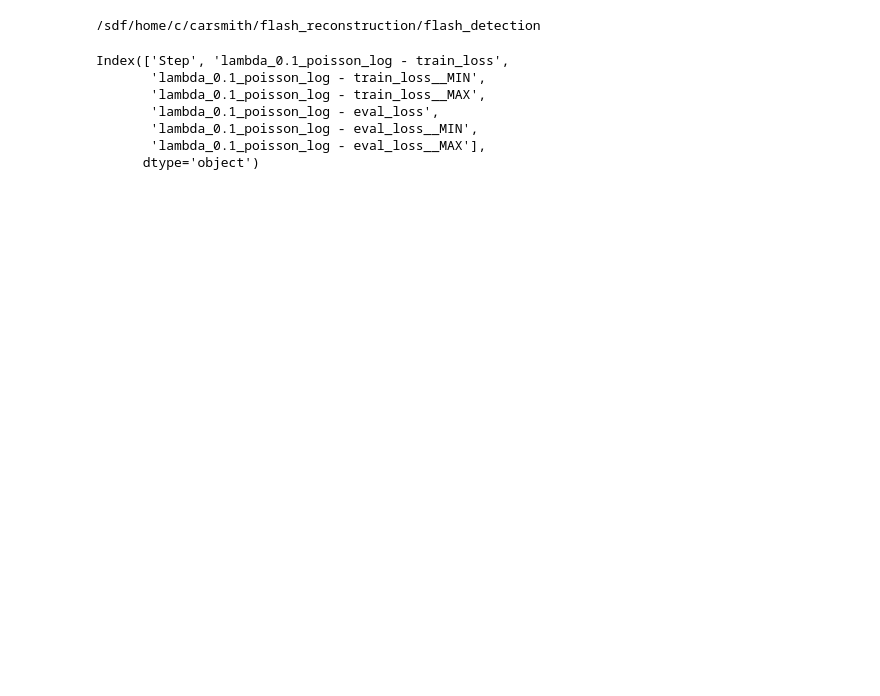
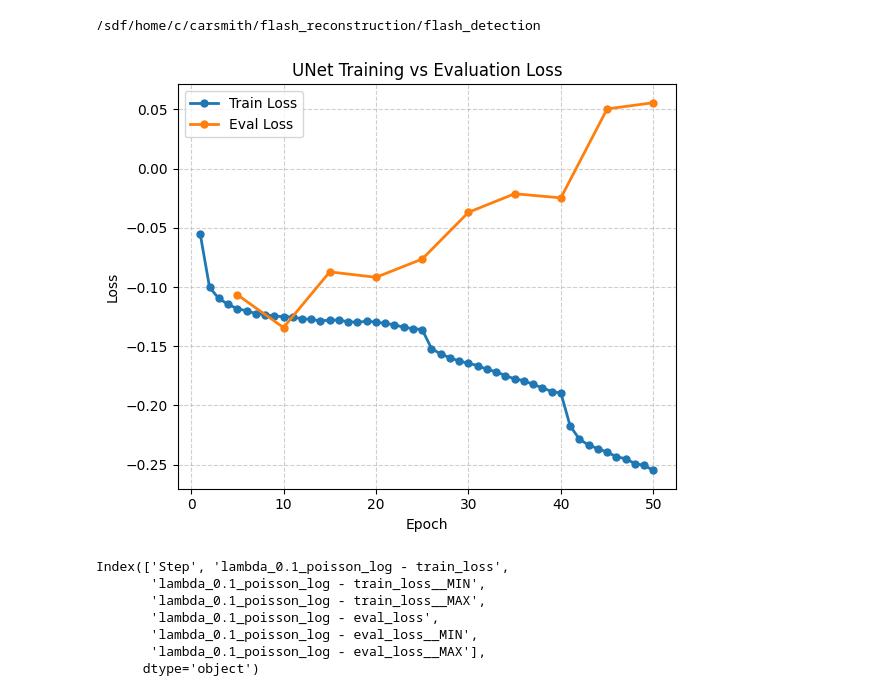
Before and after one commit to carsmithhhh/flash_detection, a Jupyter notebook: notebooks/wandb_stealing.ipynb, the cells around one changed output. Cells and saved outputs as stored; diff of their text form; code cells hidden in the pictures; blank space fills up the shorter version.

```diff
--- a/notebooks/wandb_stealing.ipynb
+++ b/notebooks/wandb_stealing.ipynb
@@ -11,9 +11,30 @@ cd ..
 # %% [output]
 /sdf/home/c/carsmith/flash_reconstruction/flash_detection
 # %%
-# unet sampled bins 10 epochs data
-# training _acc
-# eval _acc
+df = pd.read_csv('wandb_data/unet_200k_50epochs.csv')
+t_loss = df['new_200k_logpois001 - train_loss'].to_numpy()
+eval_loss = df['new_200k_logpois001 - eval_loss'].to_numpy()
+
+t_loss = t_loss[~np.isnan(t_loss)]
+eval_loss = eval_loss[~np.isnan(eval_loss)]
+
+# --- Epoch indices ---
+epochs_t = np.arange(1, len(t_loss) + 1)                        # every epoch
+epochs_v = np.arange(len(eval_loss)) * 5 + 5                   # eval every 5 epochs
+
+# --- Plot ---
+plt.figure(figsize=(6, 5))
+plt.plot(epochs_t, t_loss, label="Train Loss", marker='o', markersize=5, linewidth=2)
+plt.plot(epochs_v, eval_loss, label="Eval Loss", marker='o', markersize=5, linewidth=2)
+plt.xlabel("Epoch")
+plt.ylabel("Loss")
+plt.title("UNet Training vs Evaluation Loss")
+plt.legend()
+plt.grid(True, linestyle="--", alpha=0.6)
+plt.tight_layout()
+plt.show()
+# %% [output]
+[figure, added]
 # %%
 # df2 = pd.read_csv('wandb_data/valacc_trans_sampledbce_50epochs.csv')
 # trans_va = df2['loss-development - eval_acc']
```
Also changed, not shown: parts of 9 cells of this notebook, 36 other files.
